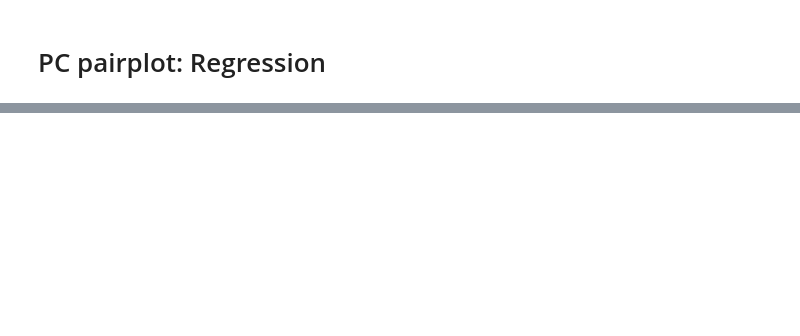
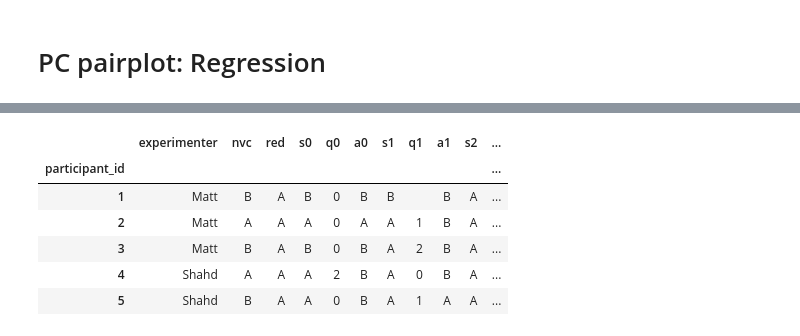
Before and after one commit to nilesh0109/PHRI_1920, a Jupyter notebook: evaluation/phri_eval.ipynb, the cells around one changed output, grey strips where cells are left out. Saved outputs shown, nothing was run; the diff lists cells and outputs as text; code cells hidden in the pictures; blank space fills up the shorter version.

```diff
--- a/evaluation/phri_eval.ipynb
+++ b/evaluation/phri_eval.ipynb
@@ -1341,0 +1535,20 @@ plt.show()
+# %%
+# Load the Data from the GDocs Spreadsheet
+#@title Please select the range of completed experiments so far. { run: "auto", display-mode: "form" }
+start_id =   1#@param {type:"number"}
+end_id = 53#@param {type:"number"}
+choices_data = gc.open('choices').sheet1
+rows = choices_data.get_all_values()
+
+# convert object into a Pandas dataframe
+choices = pd.DataFrame.from_records(rows[start_id+1:end_id+2],
+                                    columns=rows[0], index="participant_id")
+choices.head()
+# %% [output]
+|  | experimenter | nvc | red | s0 | q0 | a0 | s1 | q1 | a1 | s2 | ... |
+| participant_id |  |  |  |  |  |  |  |  |  |  | ... |
+| 1 | Matt | B | A | B | 0 | B | B |  | B | A | ... |
+| 2 | Matt | A | A | A | 0 | A | A | 1 | B | A | ... |
+| 3 | Matt | B | A | B | 0 | B | A | 2 | B | A | ... |
+| 4 | Shahd | A | A | A | 2 | B | A | 0 | B | A | ... |
+| 5 | Shahd | B | A | A | 0 | B | A | 1 | A | A | ... |
```
Also changed, not shown: parts of 87 cells of this notebook.
